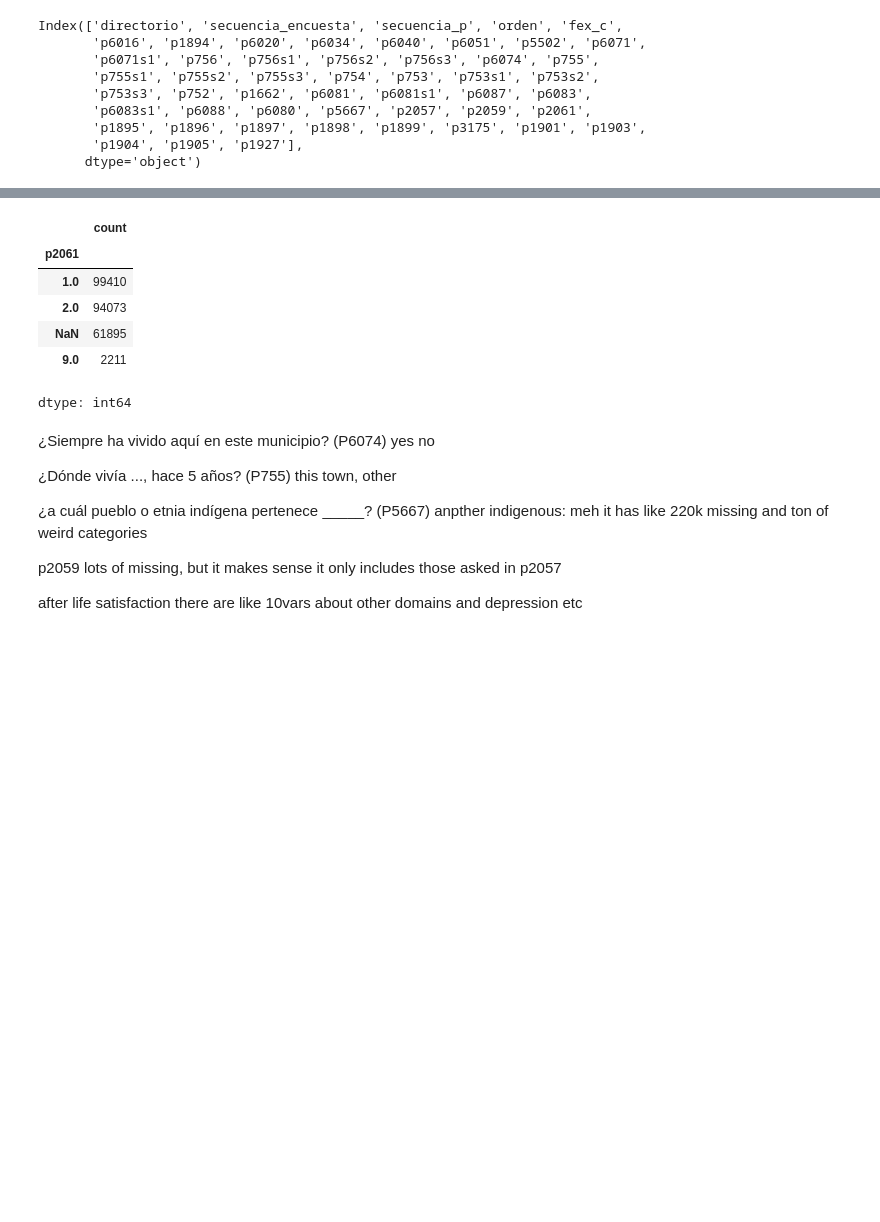
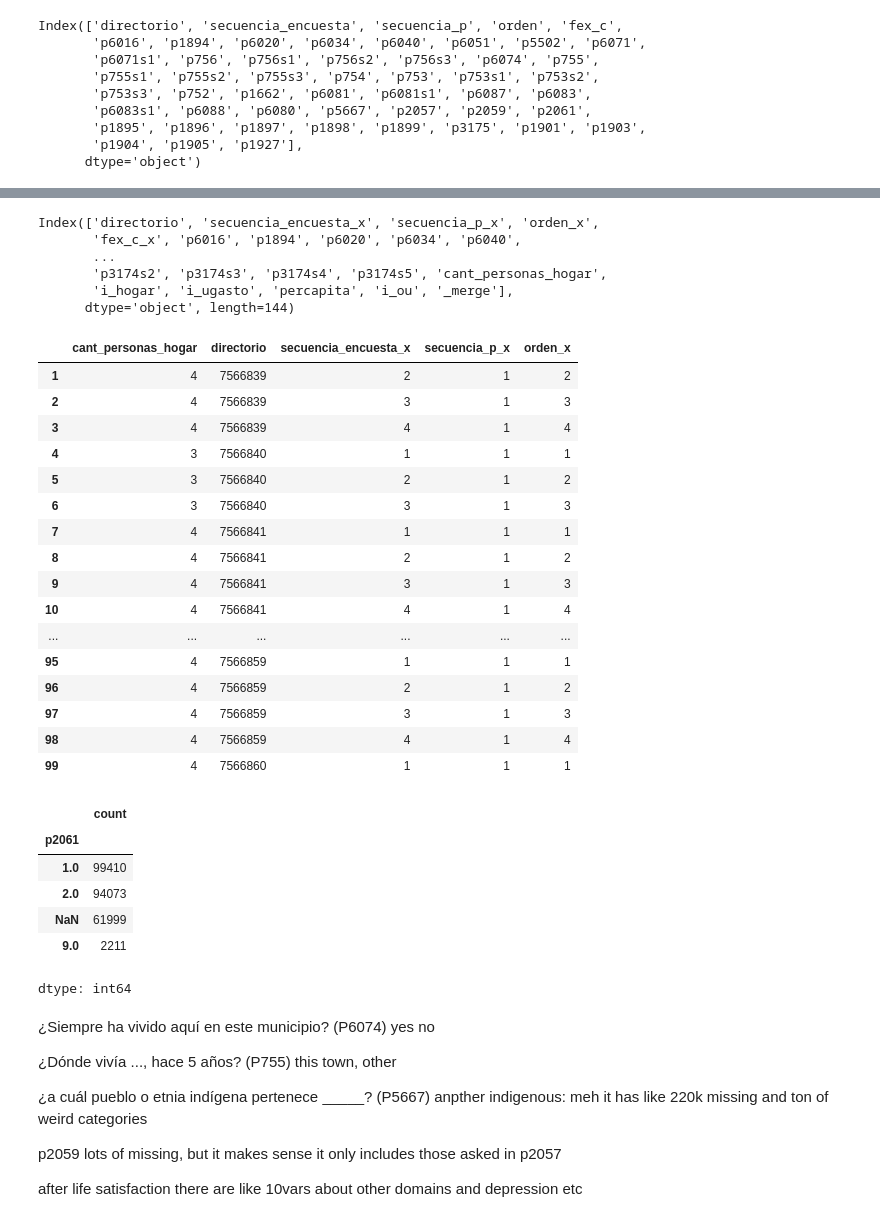
Before and after one commit to theaok/linaColMex, a Jupyter notebook: linaColMex.ipynb, the cells around one changed output, grey strips where cells are left out. Cells and saved outputs as stored; diff of their text form; code cells hidden in the pictures; blank space fills up the shorter version.

```diff
--- a/linaColMex.ipynb
+++ b/linaColMex.ipynb
@@ -218,0 +269,17 @@ https://github.com/theaok/linaColMex/blob/main/Servicios%20del%20hogar.zip
+# %%
+# this is like hh level
+
+zip_url = 'https://github.com/theaok/linaColMex/raw/refs/heads/main/Servicios%20del%20hogar.zip'
+with urllib.request.urlopen(zip_url) as response: zip_content = response.read() # Fetch content
+# Open the ZIP file
+with zipfile.ZipFile(io.BytesIO(zip_content), 'r') as zf:
+    # List files in the archive to ensure we have the correct name
+    # print(zf.namelist())
+    # Read the specific file from the ZIP archive
+    with zf.open('Servicios del hogar.dta') as dta_file:
+        serHog = pd.read_stata(dta_file)
+        #with pd.io.stata.StataReader(dta_file) as reader:
+        #  variable_labels = reader.variable_labels()
+        #  print("Variable Labels:")
+        #  print(variable_labels)
+serHog.columns
@@ -218,0 +382,4 @@ https://github.com/theaok/linaColMex/blob/main/Servicios%20del%20hogar.zip
+# %%
+#col=pd.merge(chaComHog, serHog, on=['directorio', 'secuencia_encuesta', 'secuencia_p', 'orden'], how='outer', indicator=True)
+col=pd.merge(chaComHog, serHog, on=['directorio'], how='outer', indicator=True)
+col._merge.value_counts(dropna=False)
@@ -219,3 +393,33 @@ https://github.com/theaok/linaColMex/blob/main/Servicios%20del%20hogar.zip
+# %%
+col.columns
+# %% [output]
+Index(['directorio', 'secuencia_encuesta_x', 'secuencia_p_x', 'orden_x',
+       'fex_c_x', 'p6016', 'p1894', 'p6020', 'p6034', 'p6040',
+       ...
+       'p3174s2', 'p3174s3', 'p3174s4', 'p3174s5', 'cant_personas_hogar',
+       'i_hogar', 'i_ugasto', 'percapita', 'i_ou', '_merge'],
+      dtype='object', length=144)
+# %%
+col[['cant_personas_hogar','directorio', 'secuencia_encuesta_x', 'secuencia_p_x', 'orden_x']][1:100].sort_values(by=['directorio', 'secuencia_encuesta_x', 'secuencia_p_x', 'orden_x'])
+#col[['cant_personas_hogar','directorio', 'secuencia_encuesta_y', 'secuencia_p_y', 'orden_y']][1:100].sort_values(by=['directorio', 'secuencia_encuesta_y', 'secuencia_p_y', 'orden_y'])
+# %% [output]
+|  | cant_personas_hogar | directorio | secuencia_encuesta_x | secuencia_p_x | orden_x |
+| 1 | 4 | 7566839 | 2 | 1 | 2 |
+| 2 | 4 | 7566839 | 3 | 1 | 3 |
+| 3 | 4 | 7566839 | 4 | 1 | 4 |
+| 4 | 3 | 7566840 | 1 | 1 | 1 |
+| 5 | 3 | 7566840 | 2 | 1 | 2 |
+| 6 | 3 | 7566840 | 3 | 1 | 3 |
+| 7 | 4 | 7566841 | 1 | 1 | 1 |
+| 8 | 4 | 7566841 | 2 | 1 | 2 |
+| 9 | 4 | 7566841 | 3 | 1 | 3 |
+| 10 | 4 | 7566841 | 4 | 1 | 4 |
+| ... | ... | ... | ... | ... | ... |
+| 95 | 4 | 7566859 | 1 | 1 | 1 |
+| 96 | 4 | 7566859 | 2 | 1 | 2 |
+| 97 | 4 | 7566859 | 3 | 1 | 3 |
+| 98 | 4 | 7566859 | 4 | 1 | 4 |
+| 99 | 4 | 7566860 | 1 | 1 | 1 |
 # %%
 col.p2061.value_counts(dropna=False)
 # %% [output]
@@ -223,7 +427,7 @@ col.p2061.value_counts(dropna=False)
 | p2061 |  |
 | 1.0 | 99410 |
 | 2.0 | 94073 |
-| NaN | 61895 |
+| NaN | 61999 |
 | 9.0 | 2211 |
 dtype: int64
 # %%
```
Also changed, not shown: parts of 15 cells of this notebook.
